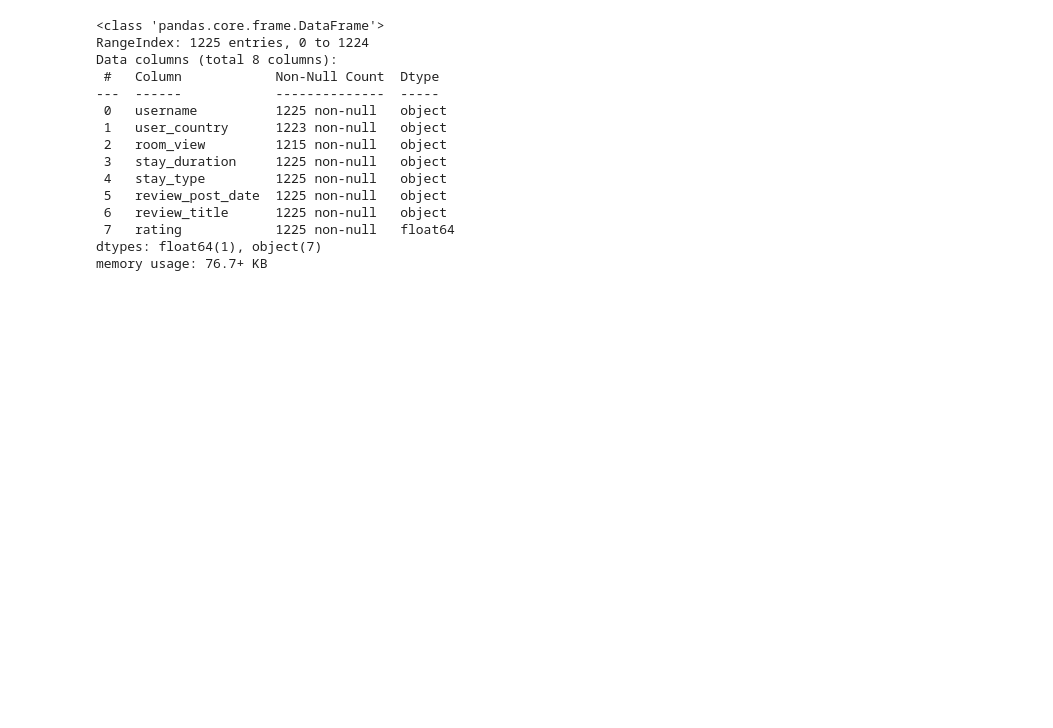
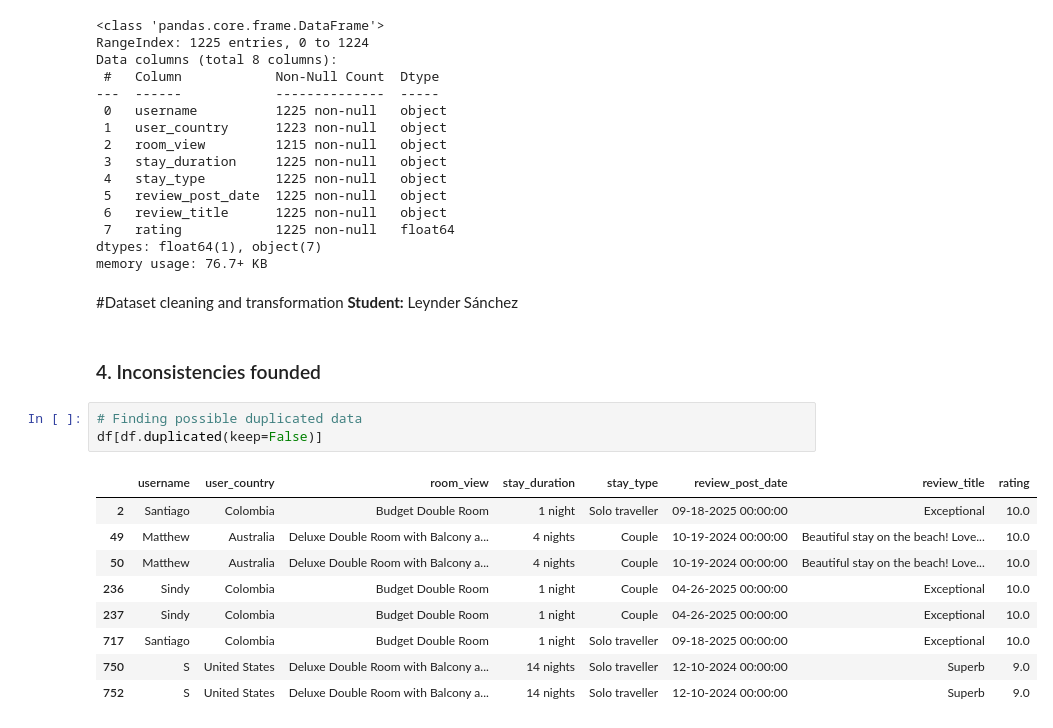
Before and after one commit to asve06/act2_si_225_group2, a Jupyter notebook: act2_si_eda_225_group2.ipynb, the cells around one changed output. Saved outputs shown, nothing was run; the diff lists cells and outputs as text; blank space fills up the shorter version.

```diff
--- a/act2_si_eda_225_group2.ipynb
+++ b/act2_si_eda_225_group2.ipynb
@@ -86,3 +86,21 @@ Data columns (total 8 columns):
  7   rating            1225 non-null   float64
 dtypes: float64(1), object(7)
 memory usage: 76.7+ KB
+# %% [markdown]
+#Dataset cleaning and transformation
+**Student:** Leynder Sánchez
+# %% [markdown]
+### 4. Inconsistencies founded
+# %%
+# Finding possible duplicated data
+df[df.duplicated(keep=False)]
+# %% [output]
+|  | username | user_country | room_view | stay_duration | stay_type | review_post_date | review_title | rating |
+| 2 | Santiago | Colombia | Budget Double Room | 1 night | Solo traveller | 09-18-2025 00:00:00 | Exceptional | 10.0 |
+| 49 | Matthew | Australia | Deluxe Double Room with Balcony a... | 4 nights | Couple | 10-19-2024 00:00:00 | Beautiful stay on the beach! Love... | 10.0 |
+| 50 | Matthew | Australia | Deluxe Double Room with Balcony a... | 4 nights | Couple | 10-19-2024 00:00:00 | Beautiful stay on the beach! Love... | 10.0 |
+| 236 | Sindy | Colombia | Budget Double Room | 1 night | Couple | 04-26-2025 00:00:00 | Exceptional | 10.0 |
+| 237 | Sindy | Colombia | Budget Double Room | 1 night | Couple | 04-26-2025 00:00:00 | Exceptional | 10.0 |
+| 717 | Santiago | Colombia | Budget Double Room | 1 night | Solo traveller | 09-18-2025 00:00:00 | Exceptional | 10.0 |
+| 750 | S | United States | Deluxe Double Room with Balcony a... | 14 nights | Solo traveller | 12-10-2024 00:00:00 | Superb | 9.0 |
+| 752 | S | United States | Deluxe Double Room with Balcony a... | 14 nights | Solo traveller | 12-10-2024 00:00:00 | Superb | 9.0 |
```
Also changed, not shown: parts of 11 cells of this notebook.
